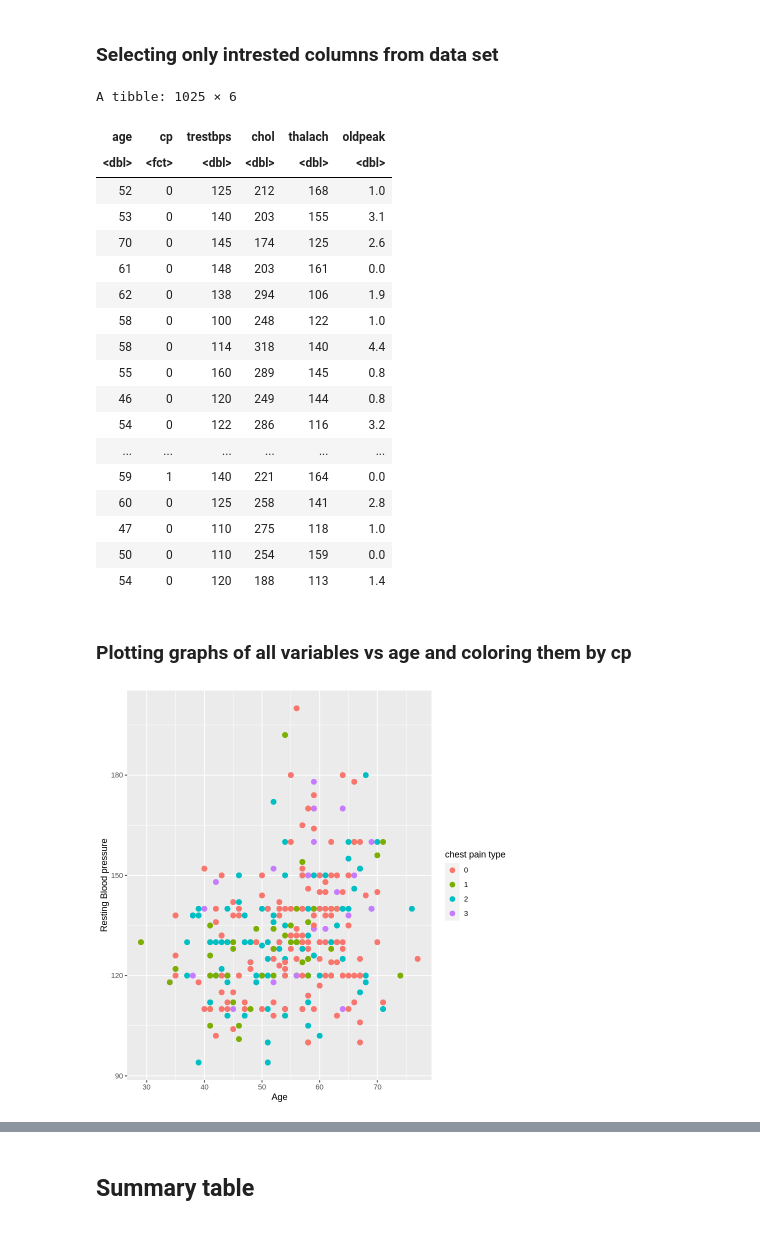
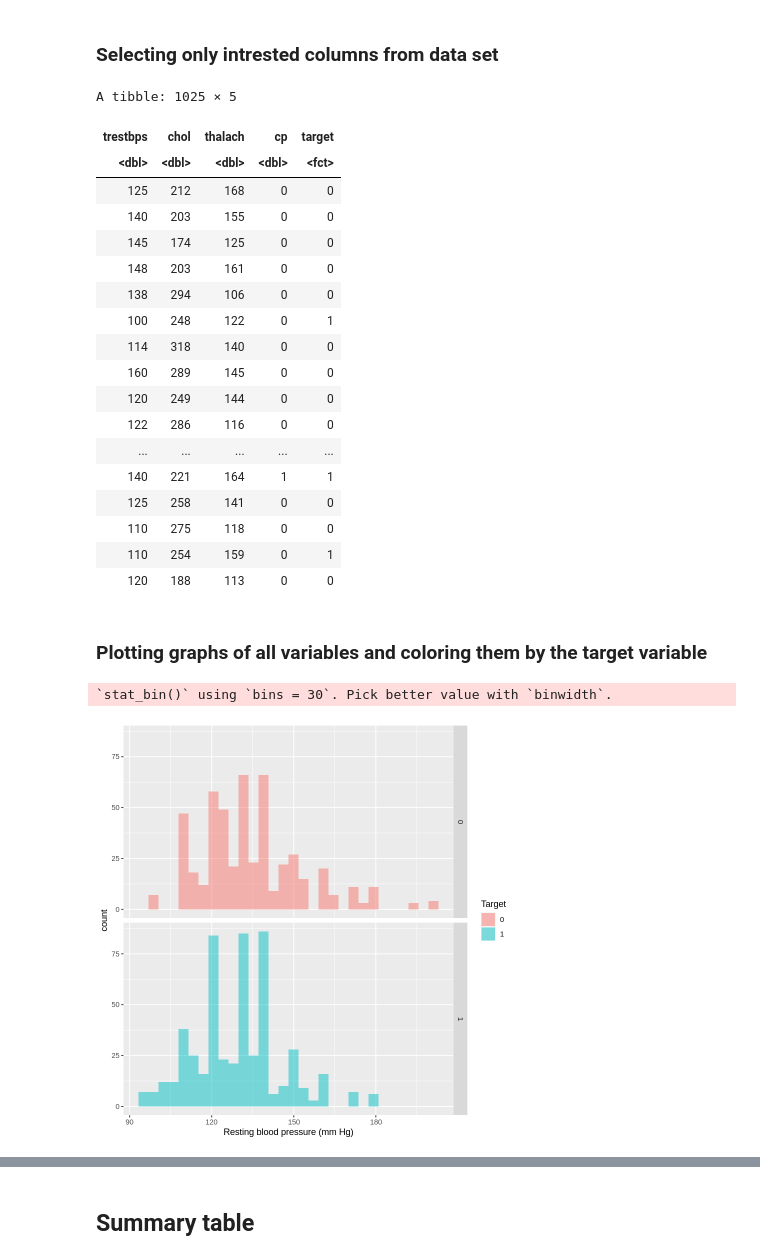
Before and after one commit to carriexu26/DSCI-Group-Project, a Jupyter notebook: heart_disease.ipynb, the cells around one changed output, grey strips where cells are left out. Saved outputs shown, nothing was run; the diff lists cells and outputs as text; code cells hidden in the pictures.

```diff
--- a/heart_disease.ipynb
+++ b/heart_disease.ipynb
@@ -41,38 +107,34 @@ A spec_tbl_df: 1025 × 14
 # %% [markdown]
 ### Selecting only intrested columns from data set
 # %%
-heart_data_1 <- select(heart_data,age,cp,trestbps,chol,thalach,oldpeak) |> mutate(cp = as_factor(cp))
+heart_data_1 <- select(heart_data,trestbps,chol,thalach,cp,target) |> mutate(target = as_factor(target))
 heart_data_1
 # %% [output]
-A tibble: 1025 × 6
+A tibble: 1025 × 5
-| age | cp | trestbps | chol | thalach | oldpeak |
-| <dbl> | <fct> | <dbl> | <dbl> | <dbl> | <dbl> |
-| 52 | 0 | 125 | 212 | 168 | 1.0 |
-| 53 | 0 | 140 | 203 | 155 | 3.1 |
-| 70 | 0 | 145 | 174 | 125 | 2.6 |
-| 61 | 0 | 148 | 203 | 161 | 0.0 |
-| 62 | 0 | 138 | 294 | 106 | 1.9 |
-| 58 | 0 | 100 | 248 | 122 | 1.0 |
-| 58 | 0 | 114 | 318 | 140 | 4.4 |
-| 55 | 0 | 160 | 289 | 145 | 0.8 |
-| 46 | 0 | 120 | 249 | 144 | 0.8 |
-| 54 | 0 | 122 | 286 | 116 | 3.2 |
-| ... | ... | ... | ... | ... | ... |
-| 59 | 1 | 140 | 221 | 164 | 0.0 |
-| 60 | 0 | 125 | 258 | 141 | 2.8 |
-| 47 | 0 | 110 | 275 | 118 | 1.0 |
-| 50 | 0 | 110 | 254 | 159 | 0.0 |
-| 54 | 0 | 120 | 188 | 113 | 1.4 |
+| trestbps | chol | thalach | cp | target |
+| <dbl> | <dbl> | <dbl> | <dbl> | <fct> |
+| 125 | 212 | 168 | 0 | 0 |
+| 140 | 203 | 155 | 0 | 0 |
+| 145 | 174 | 125 | 0 | 0 |
+| 148 | 203 | 161 | 0 | 0 |
+| 138 | 294 | 106 | 0 | 0 |
+| 100 | 248 | 122 | 0 | 1 |
+| 114 | 318 | 140 | 0 | 0 |
+| 160 | 289 | 145 | 0 | 0 |
+| 120 | 249 | 144 | 0 | 0 |
+| 122 | 286 | 116 | 0 | 0 |
+| ... | ... | ... | ... | ... |
+| 140 | 221 | 164 | 1 | 1 |
+| 125 | 258 | 141 | 0 | 0 |
+| 110 | 275 | 118 | 0 | 0 |
+| 110 | 254 | 159 | 0 | 1 |
+| 120 | 188 | 113 | 0 | 0 |
 # %% [markdown]
-### Plotting graphs of all variables vs age and coloring them by cp
+### Plotting graphs of all variables and coloring them by the target variable
 # %%
-trestbps_plot <- heart_data_1 |> ggplot(aes(x = age,
-               y = trestbps,
-               colour = cp)) +
-        labs(x = "Age",
-             y = "Resting Blood pressure",
-            colour = 'chest pain type')+ geom_point(size = 2.5)
+trestbps_plot <- ggplot(heart_data_1, aes(x = trestbps, fill = as_factor(target))) + geom_histogram(alpha = 0.5, position = "identity") + facet_grid(rows = vars(target))+labs(x = "Resting blood pressure (mm Hg)",fill = "Target")
 trestbps_plot
 # %% [output]
+`stat_bin()` using `bins = 30`. Pick better value with `binwidth`.
-[figure, old version]
+[figure, new version]
 # %%
```
Also changed, not shown: parts of 12 cells of this notebook, 1 other file.
